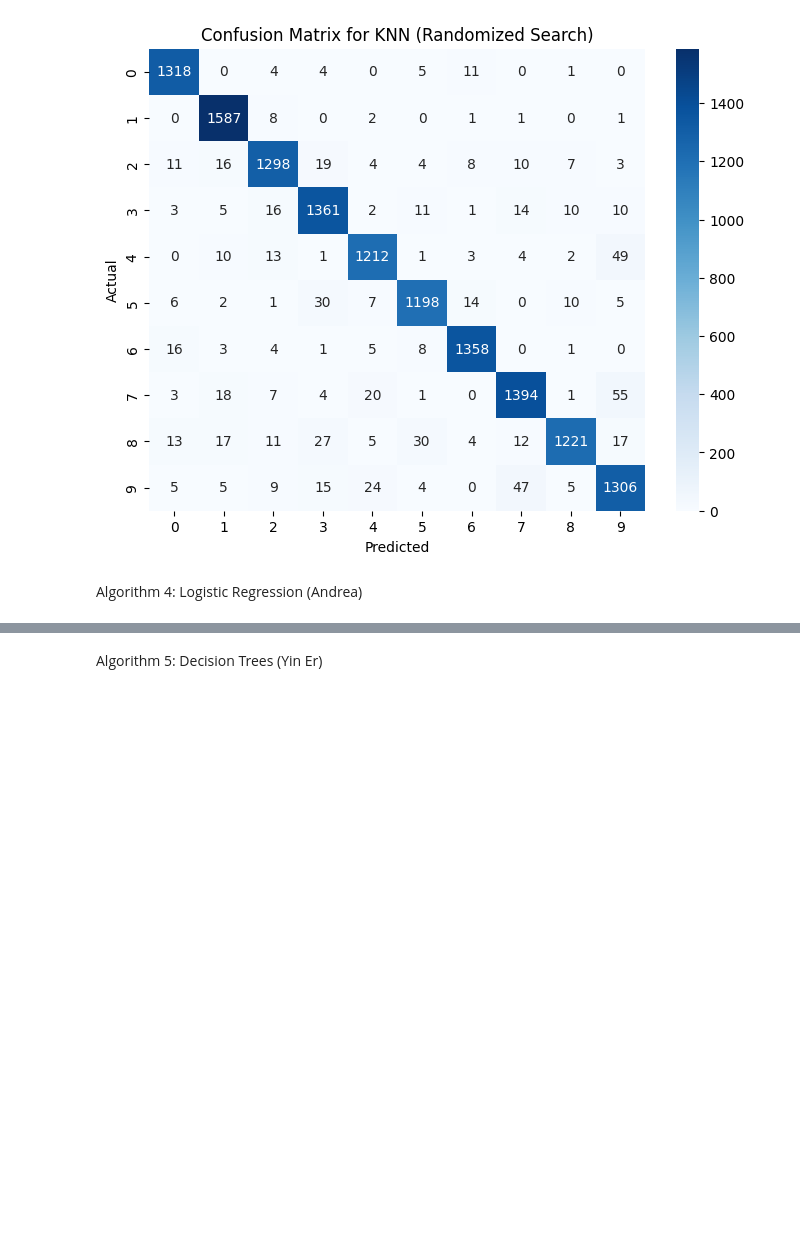
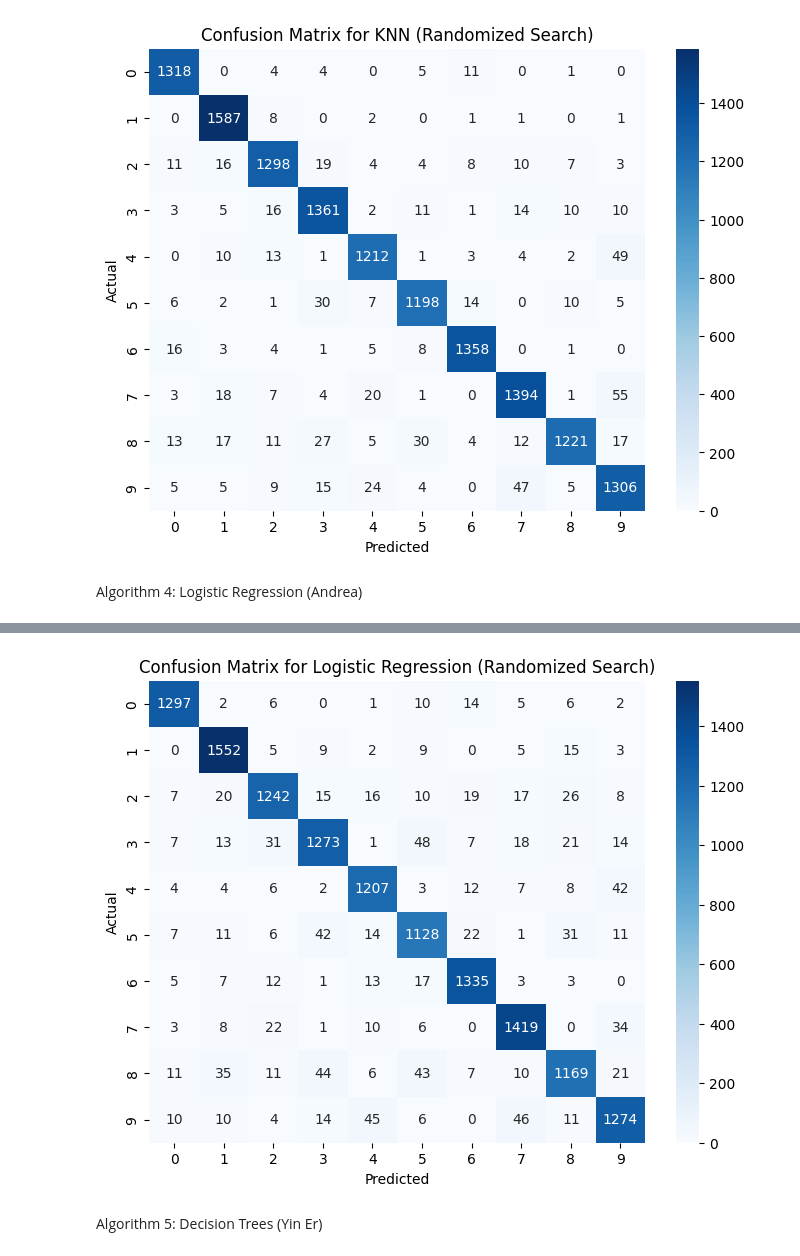
Before and after one commit to Eerraaaa/INF2008ML, a Jupyter notebook: main.ipynb, the cells around one changed output, grey strips where cells are left out. Cells and saved outputs as stored; diff of their text form; code cells hidden in the pictures; blank space fills up the shorter version.

Commit message:
Logistic Regression done

```diff
--- a/main.ipynb
+++ b/main.ipynb
@@ -1081,3 +963,93 @@ weighted avg       0.95      0.95      0.95     14000
 [figure]
 # %% [markdown]
 Algorithm 4: Logistic Regression (Andrea)
+# %%
+# Define the hyperparameter for Logstic Regression
+param_grid_lr = {
+
+    'penalty': ['l2'],  # Regularization types
+    'tol': uniform(1e-5, 1e-2),   # Tolerance for optimization convergence
+    'C': uniform(0.001, 10),  # Regularization strength (inverse of regularization)
+    'fit_intercept': [True, False],  # Whether to include an intercept in the model
+    'class_weight': ['balanced', None],  # Weighting classes to handle imbalanced data
+    'solver': ['lbfgs', 'newton-cg', 'sag', 'saga' ],  # Optimization of algorithms that support multiclass
+    'max_iter': randint(100, 1000),  # Maximum number of iterations for optimization
+
+}
+
+# Initialize Logistic Regression model
+lr = LogisticRegression()
+
+# Use RandomizedSearchCV for hyperparameter
+print("Finding best hyperparameters using RandomizedSearchCV for Logistic Regression...")
+random_search_lr = RandomizedSearchCV(
+    lr, param_grid_lr, n_iter=20, cv=3, n_jobs=-1, verbose=1, random_state=42
+)
+
+# Start time for fiting
+start_time = time.time()
+random_search_lr.fit(X_train, y_train)
+fitting_time_lr = time.time() - start_time
+
+
+# Best hyperparameters
+best_params_lr = random_search_lr.best_params_
+best_score_lr = random_search_lr.best_score_
+print(f"Best Parameters for Logistic Regression: {best_params_lr}")
+print(f"Best Cross-Validation Accuracy: {best_score_lr * 100:.2f}%")
+
+# Train best Logistic Regression model
+best_lr = LogisticRegression(
+    **best_params_lr, random_state=42, n_jobs=-1
+)
+
+
+# Start time for training
+start_time = time.time()
+best_lr.fit(X_train, y_train)
+training_time_lr = time.time() - start_time
+
+
+# Start time for prediction
+start_time = time.time()
+y_pred_lr = best_lr.predict(X_test)
+prediction_time_lr = time.time() - start_time
+
+# Evaluate the model
+accuracy_lr = accuracy_score(y_test, y_pred_lr)
+classification_rep_lr = classification_report(y_test, y_pred_lr, output_dict=True)
+conf_matrix_lr = confusion_matrix(y_test, y_pred_lr)
+
+# Extract precision, recall, and F1-score (weighted average)
+precision_lr = classification_rep_lr["weighted avg"]["precision"]
+recall_lr = classification_rep_lr["weighted avg"]["recall"]
+f1_lr = classification_rep_lr["weighted avg"]["f1-score"]
+
+# Model complexity - Regularization Strength(C)
+# Smaller C = simpler, larger C = complex.
+model_complexity = best_params_lr['C']
+
+
+# Print evaluation metrics
+print("\nRandom Forest Model Evaluation:")
+print(f"Accuracy: {accuracy_lr * 100:.2f}%")
+print(f"Precision: {precision_lr * 100:.2f}%")
+print(f"Recall: {recall_lr * 100:.2f}%")
+print(f"F1-score: {f1_lr * 100:.2f}%")
+print(f"Training Time: {training_time_lr:.4f} seconds")
+print(f"Prediction Time: {prediction_time_lr:.4f} seconds")
+print(f"Model Complexity (Regularization Strength - C):  {model_complexity}")
+
+# Display classification report
+print("\nDetailed Classification Report:")
+print(classification_report(y_test, y_pred_lr))
+
+# Display confusion matrix
+plt.figure(figsize=(8, 6))
+sns.heatmap(conf_matrix_lr, annot=True, fmt="d", cmap="Blues",
+            xticklabels=range(10), yticklabels=range(10))
+plt.xlabel("Predicted")
+plt.ylabel("Actual")
+plt.title("Confusion Matrix for Logistic Regression (Randomized Search)")
+plt.show()
+# %% [output]
@@ -1084,3 +1073,4 @@ Algorithm 4: Logistic Regression (Andrea)
+[figure, added]
 # %% [markdown]
 Algorithm 5: Decision Trees (Yin Er)
 # %% [markdown]
```
Also changed, not shown: parts of 10 cells of this notebook.
